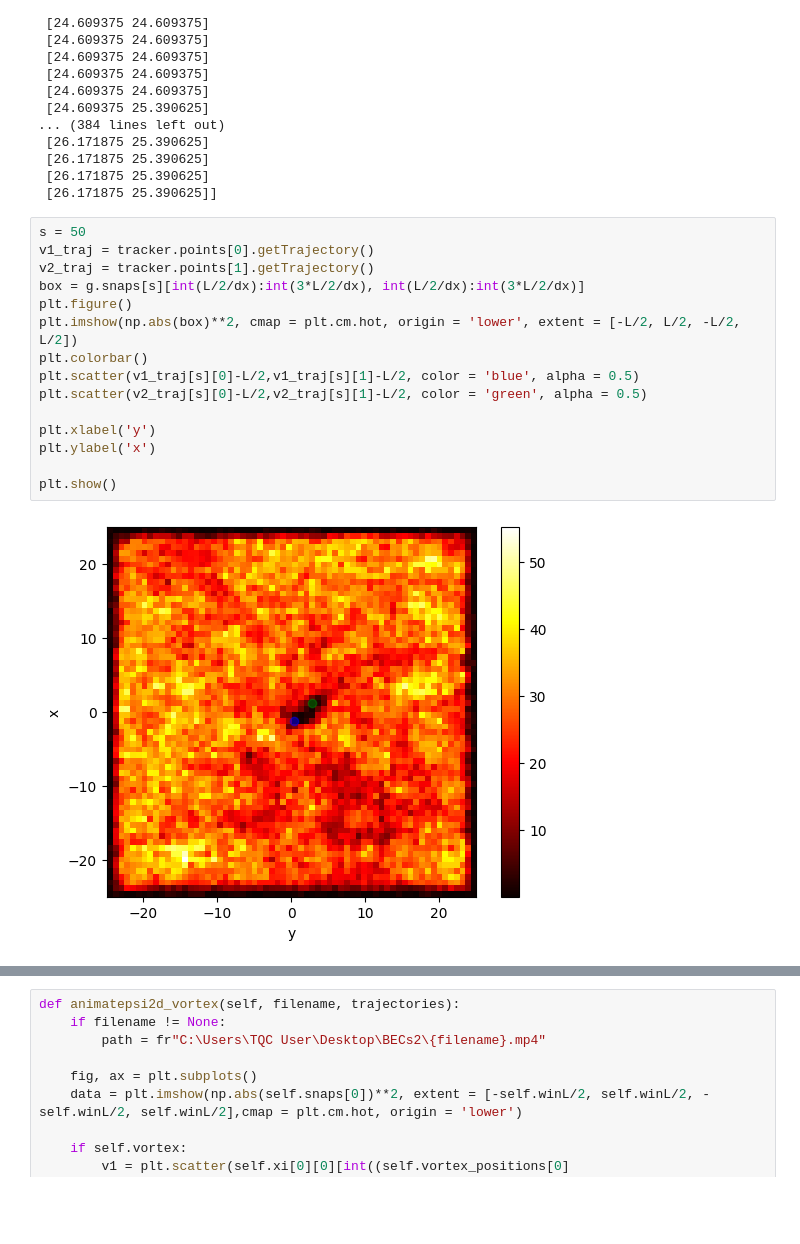
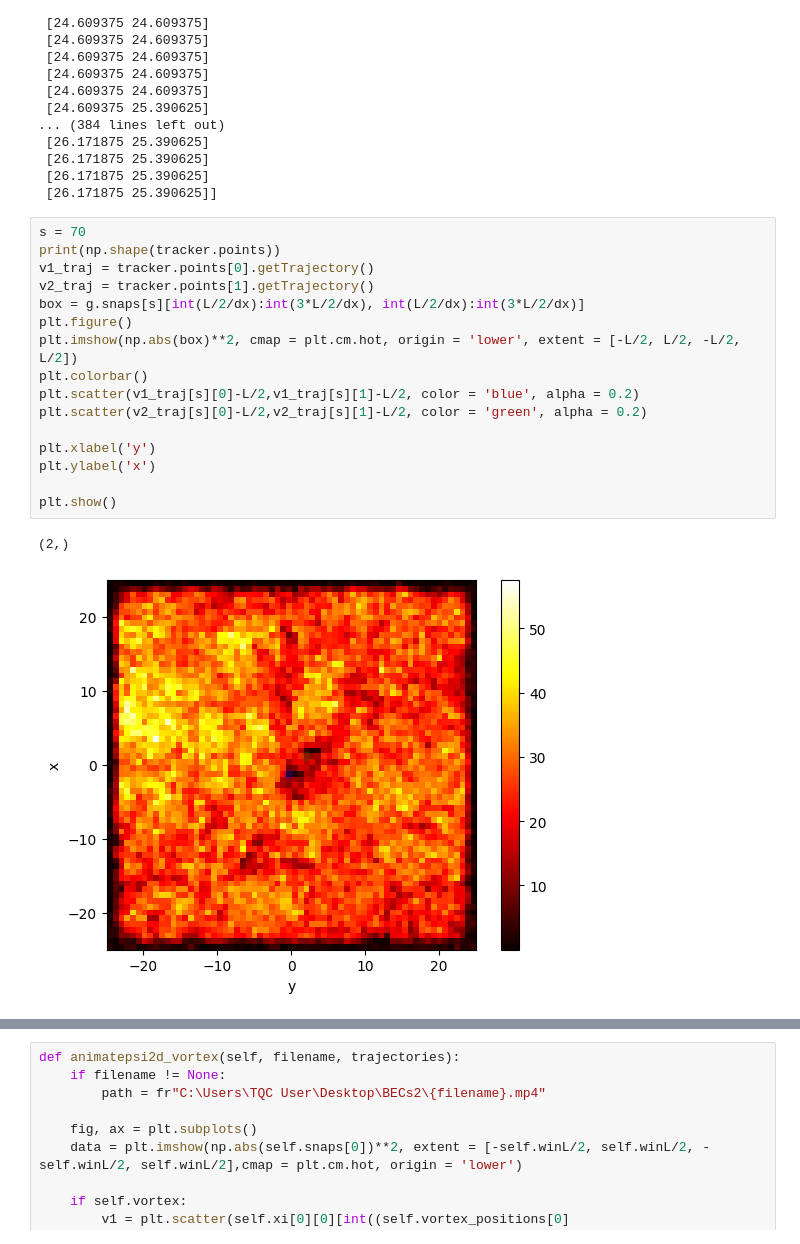
Before and after one commit to easuit24/BECs2, a Jupyter notebook: testpointtracking.ipynb, the cells around one changed output, grey strips where cells are left out. Saved outputs shown, nothing was run; the diff lists cells and outputs as text; blank space fills up the shorter version.

```diff
--- a/testpointtracking.ipynb
+++ b/testpointtracking.ipynb
@@ -143,19 +122,21 @@ print(tracker.points[1].getTrajectory())
  [26.171875 25.390625]
  [26.171875 25.390625]]
 # %%
-s = 50
+s = 70
+print(np.shape(tracker.points))
 v1_traj = tracker.points[0].getTrajectory()
 v2_traj = tracker.points[1].getTrajectory()
 box = g.snaps[s][int(L/2/dx):int(3*L/2/dx), int(L/2/dx):int(3*L/2/dx)]
 plt.figure()
 plt.imshow(np.abs(box)**2, cmap = plt.cm.hot, origin = 'lower', extent = [-L/2, L/2, -L/2, L/2])
 plt.colorbar()
-plt.scatter(v1_traj[s][0]-L/2,v1_traj[s][1]-L/2, color = 'blue', alpha = 0.5)
-plt.scatter(v2_traj[s][0]-L/2,v2_traj[s][1]-L/2, color = 'green', alpha = 0.5)
+plt.scatter(v1_traj[s][0]-L/2,v1_traj[s][1]-L/2, color = 'blue', alpha = 0.2)
+plt.scatter(v2_traj[s][0]-L/2,v2_traj[s][1]-L/2, color = 'green', alpha = 0.2)
 
 plt.xlabel('y')
 plt.ylabel('x')
 
 plt.show()
 # %% [output]
+(2,)
-[figure, old version]
+[figure, new version]
```
Also changed, not shown: parts of 10 cells of this notebook, 2 other files.
